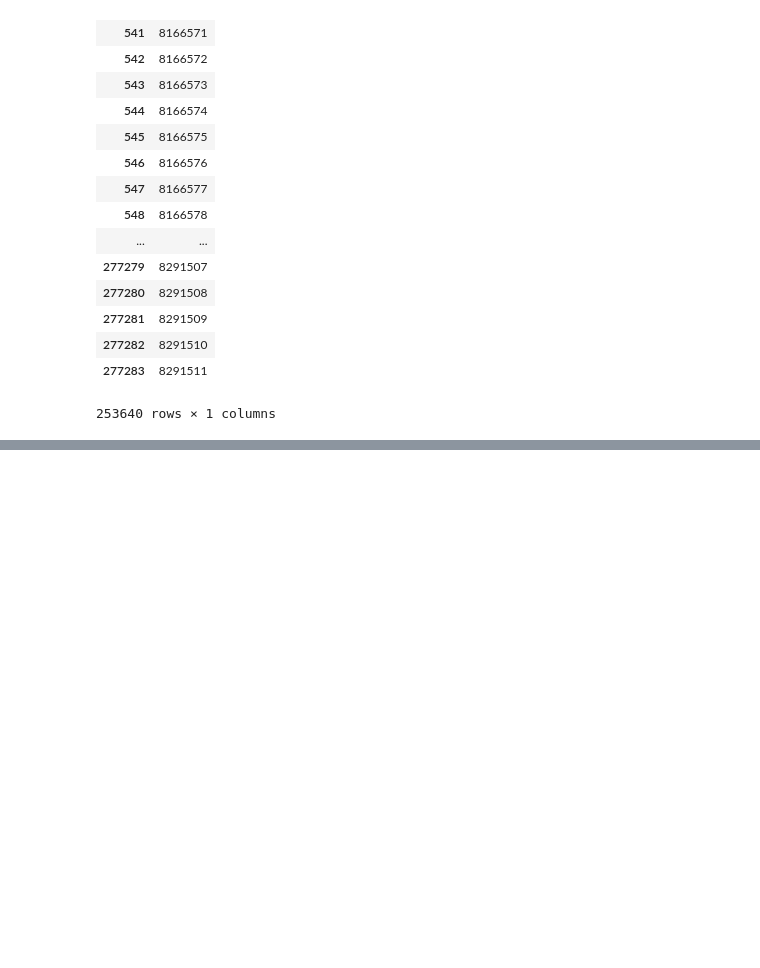
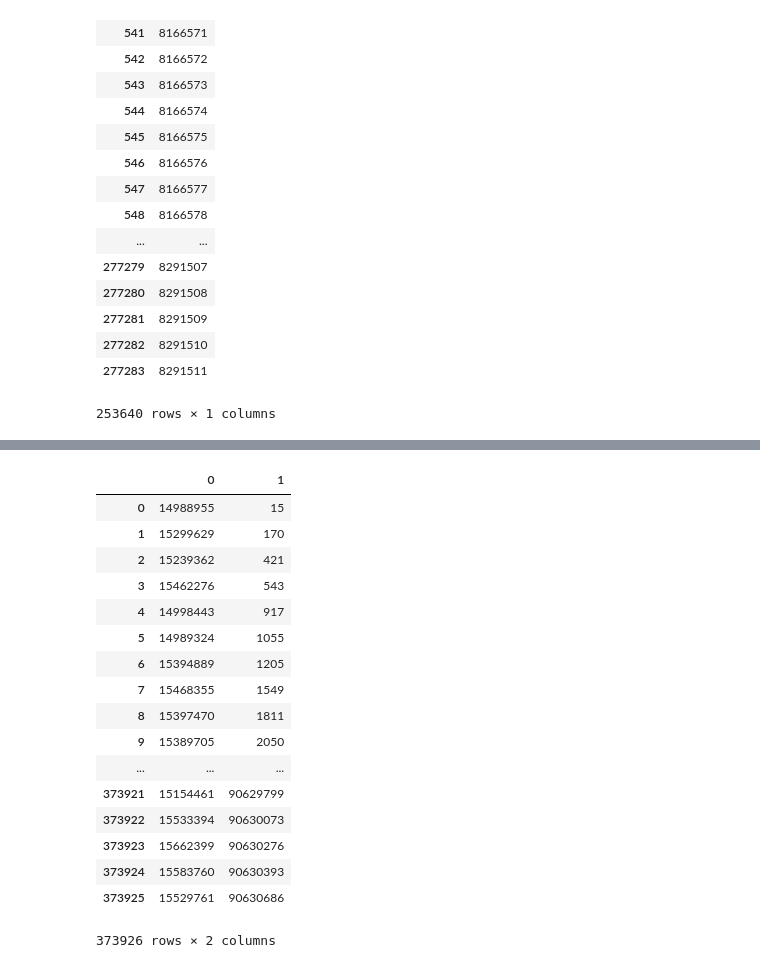
Before and after one commit to susumu2357/US-patent-analysis, a Jupyter notebook: notebook/180905_test.ipynb, the cells around one changed output, grey strips where cells are left out. Drawn from its saved outputs; the diff is of its cells as text; code cells hidden in the pictures; blank space fills up the shorter version.

```diff
--- a/notebook/180905_test.ipynb
+++ b/notebook/180905_test.ipynb
@@ -338,3 +338,11 @@ xml_pub_df_pat
 xml_pub_df_pat.to_csv('../data/grant2012_all.csv')
 # %%
 citation = pd.read_csv("../data/citations.csv")
+# %%
+mask = big_frame_app[0].str.contains('<application-reference appl-type="utility">')
+
+add = [False, False, False]
+add_df = pd.Series(add)
+
+mask_pub = pd.concat([add_df, mask]).reset_index(drop = True)
+mask_pub
@@ -340,0 +367,3 @@ citation = pd.read_csv("../data/citations.csv")
+# %%
+xml_app = big_frame_app[0].where(mask_pub).dropna(how = all)
+xml_app
@@ -340,0 +388,25 @@ citation = pd.read_csv("../data/citations.csv")
+# %%
+xml_app_num = xml_app.str[12:20]
+xml_app_df = pd.DataFrame(xml_app_num)
+xml_app_df[1] = xml_app_num.index.values.tolist()
+xml_app_df = xml_app_df.reset_index(drop = True)
+xml_app_df
+# %% [output]
+|  | 0 | 1 |
+| 0 | 14988955 | 15 |
+| 1 | 15299629 | 170 |
+| 2 | 15239362 | 421 |
+| 3 | 15462276 | 543 |
+| 4 | 14998443 | 917 |
+| 5 | 14989324 | 1055 |
+| 6 | 15394889 | 1205 |
+| 7 | 15468355 | 1549 |
+| 8 | 15397470 | 1811 |
+| 9 | 15389705 | 2050 |
+| ... | ... | ... |
+| 373921 | 15154461 | 90629799 |
+| 373922 | 15533394 | 90630073 |
+| 373923 | 15662399 | 90630276 |
+| 373924 | 15583760 | 90630393 |
+| 373925 | 15529761 | 90630686 |
+373926 rows × 2 columns
```
Also changed, not shown: parts of 5 cells of this notebook, 1 other file.
